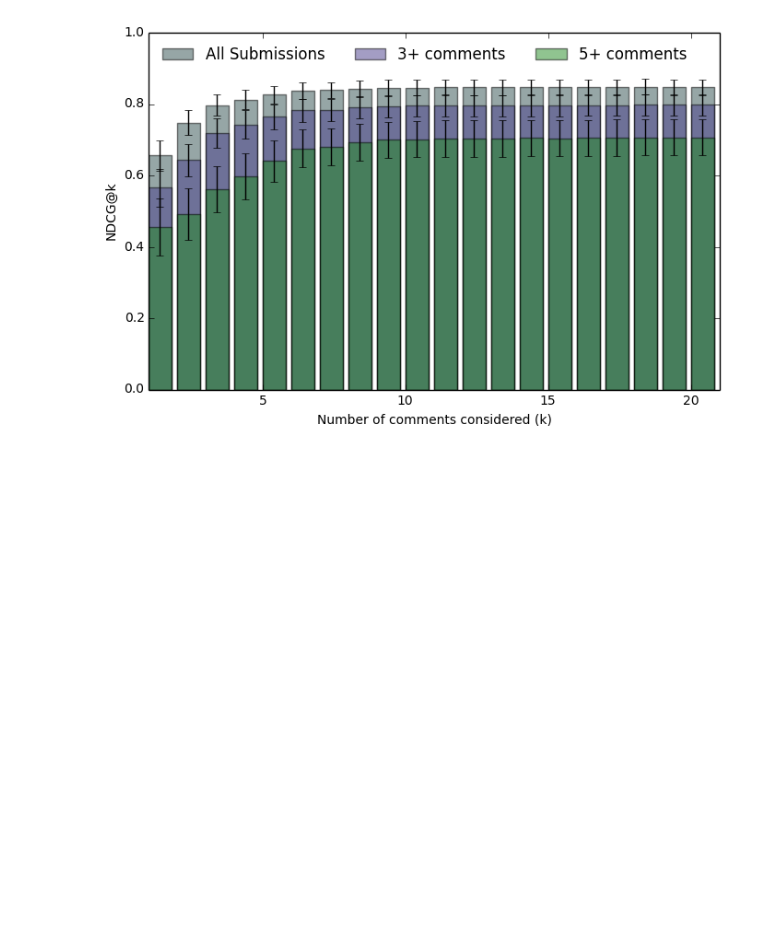
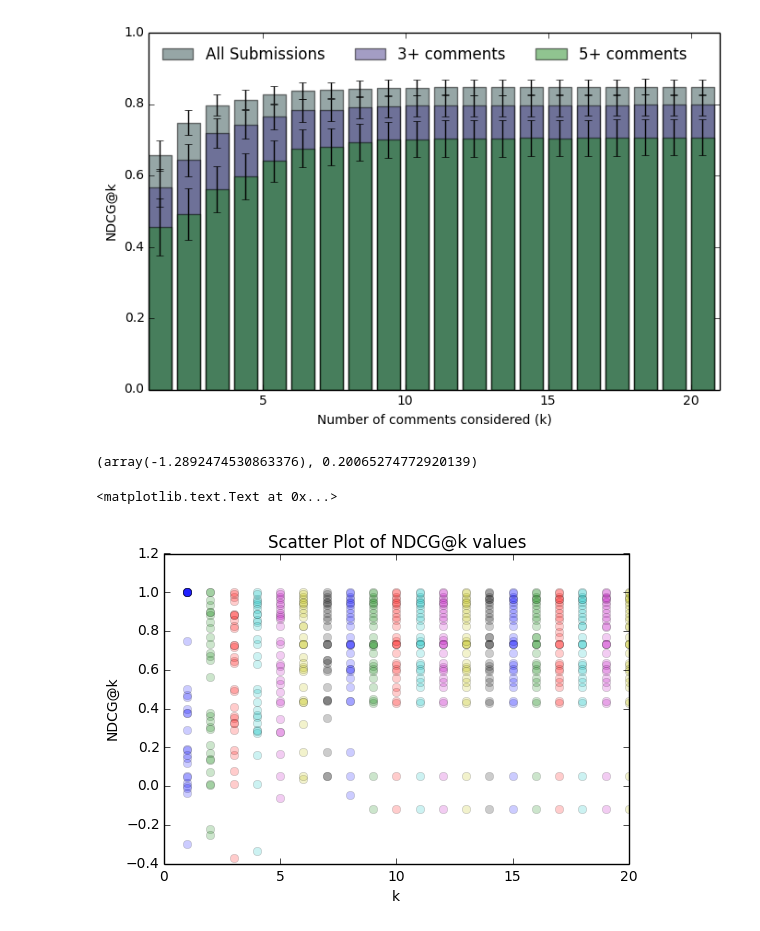
Before and after one commit to nlu-comment-ranker/code, a Jupyter notebook: Evaluation Demo.ipynb, the cells around one changed output. Cells and saved outputs as stored; diff of their text form; code cells hidden in the pictures; blank space fills up the shorter version.

Commit message:
Added t-test and scatterplot to evaluation demo.

```diff
--- a/Evaluation Demo.ipynb
+++ b/Evaluation Demo.ipynb
@@ -62,0 +63,14 @@ legend?
+# %%
+stats.ttest_rel(evaldf['k7'], evaldf['k8'])
+# %% [output]
+(array(-1.2892474530863376), 0.20065274772920139)
+# %%
+df = evaldf[evaldf.ncomments >= 5]
+for i, ki in enumerate(evaluation.gen_k_labels(20)):
+    plot([i+1]*df.shape[0], df[ki], 'o', alpha=0.2)
+xlabel("k")
+ylabel("NDCG@k")
+title("Scatter Plot of NDCG@k values")
+# %% [output]
+<matplotlib.text.Text at 0x...>
+[figure, added]
```
Also changed, not shown: parts of 2 cells of this notebook.
